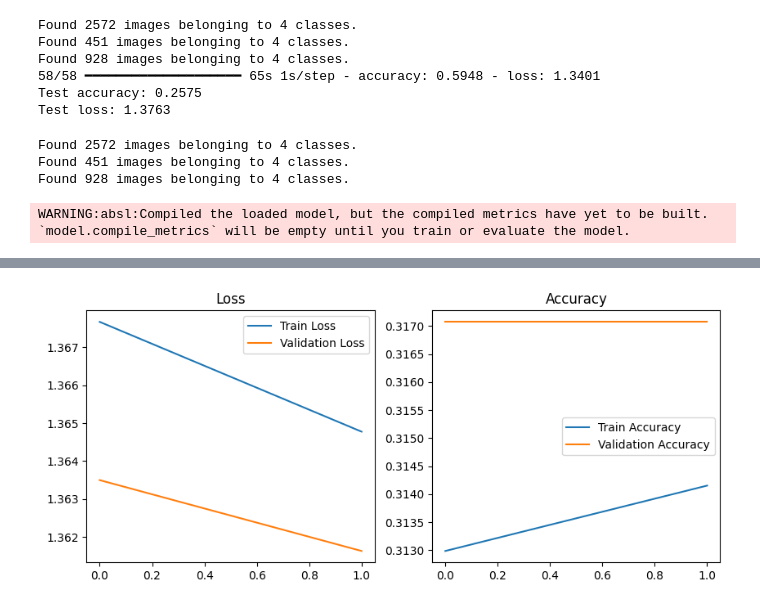
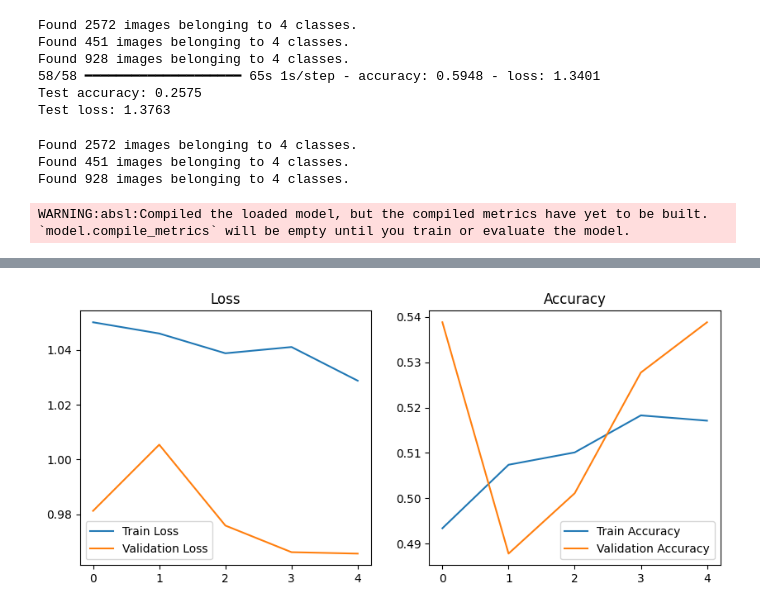
Before and after one commit to SantiagoBuffa/BeatAI, a Jupyter notebook: beatai.ipynb, the cells around one changed output, grey strips where cells are left out. Saved outputs shown, nothing was run; the diff lists cells and outputs as text; code cells hidden in the pictures.

```diff
--- a/beatai.ipynb
+++ b/beatai.ipynb
@@ -279,7 +229,7 @@ model.compile(optimizer='adam', loss='categorical_crossentropy', metrics=['accur
 
 # Seguir entrenando desde donde quedó
 train_gen, val_gen, _ = preprocess_dataset(dataset_path)
-epochs = 2
+epochs = 5
 history = model.fit(train_gen, validation_data=val_gen, epochs= epochs)
 show_graphs(history)
 # %% [output]
@@ -297 +253 @@ Epoch 2/2
-[figure, old version]
+[figure, new version]
```
Also changed, not shown: parts of 7 cells of this notebook.
